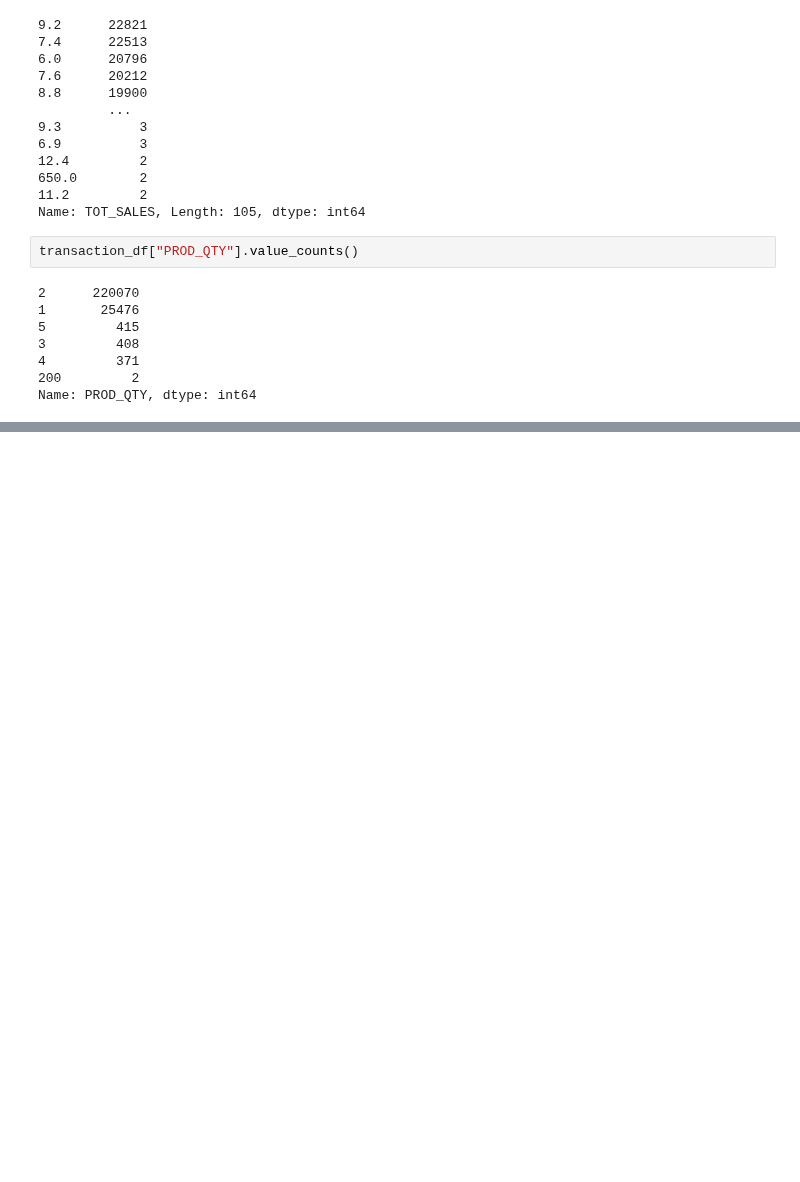
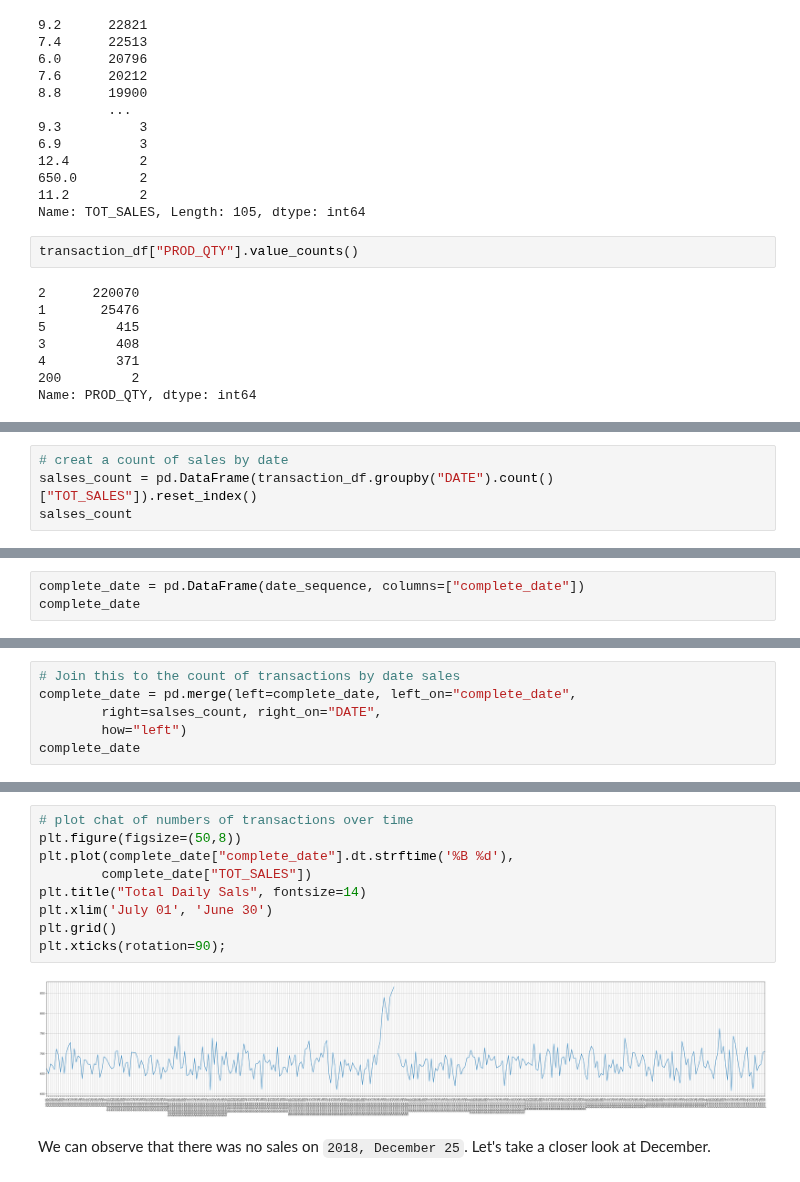
Before and after one commit to lawalsegun2025/forage_projects, a Jupyter notebook: 004_Quantium_Data_Analytics/1_data_preparation_and_customer_analytics/notebook/data_preparation_and_customer_analytics.ipynb, the cells around one changed output, grey strips where cells are left out. Drawn from its saved outputs; the diff is of its cells as text; blank space fills up the shorter version.

Commit message:
Found missing date

```diff
--- a/004_Quantium_Data_Analytics/1_data_preparation_and_customer_analytics/notebook/data_preparation_and_customer_analytics.ipynb
+++ b/004_Quantium_Data_Analytics/1_data_preparation_and_customer_analytics/notebook/data_preparation_and_customer_analytics.ipynb
@@ -597,0 +537,4 @@ plt.show()
+# %%
+# creat a count of sales by date
+salses_count = pd.DataFrame(transaction_df.groupby("DATE").count()["TOT_SALES"]).reset_index()
+salses_count
@@ -597,0 +571,3 @@ plt.show()
+# %%
+complete_date = pd.DataFrame(date_sequence, columns=["complete_date"])
+complete_date
@@ -597,0 +588,6 @@ plt.show()
+# %%
+# Join this to the count of transactions by date sales
+complete_date = pd.merge(left=complete_date, left_on="complete_date",
+        right=salses_count, right_on="DATE",
+        how="left")
+complete_date
@@ -597,0 +634,13 @@ plt.show()
+# %%
+# plot chat of numbers of transactions over time
+plt.figure(figsize=(50,8))
+plt.plot(complete_date["complete_date"].dt.strftime('%B %d'),
+        complete_date["TOT_SALES"])
+plt.title("Total Daily Sals", fontsize=14)
+plt.xlim('July 01', 'June 30')
+plt.grid()
+plt.xticks(rotation=90);
+# %% [output]
+[figure, added]
+# %% [markdown]
+We can observe that there was no sales on `2018, December 25`. Let's take a closer look at December.
```
Also changed, not shown: parts of 71 cells of this notebook.
